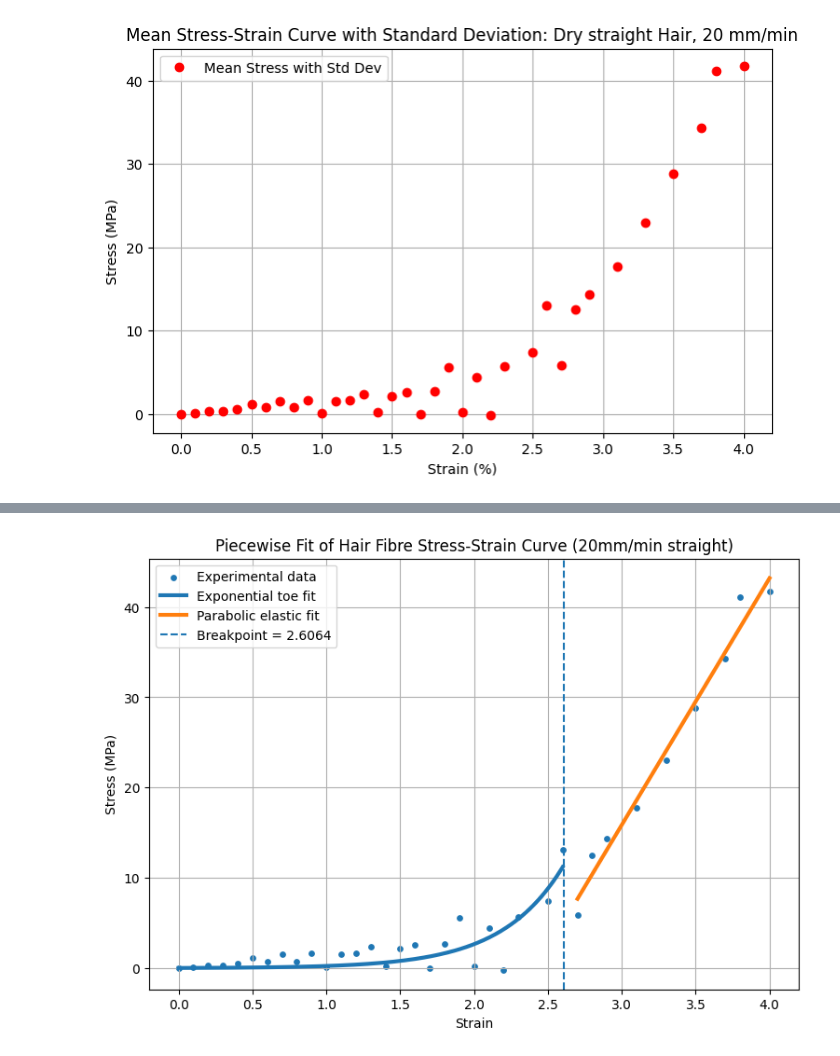
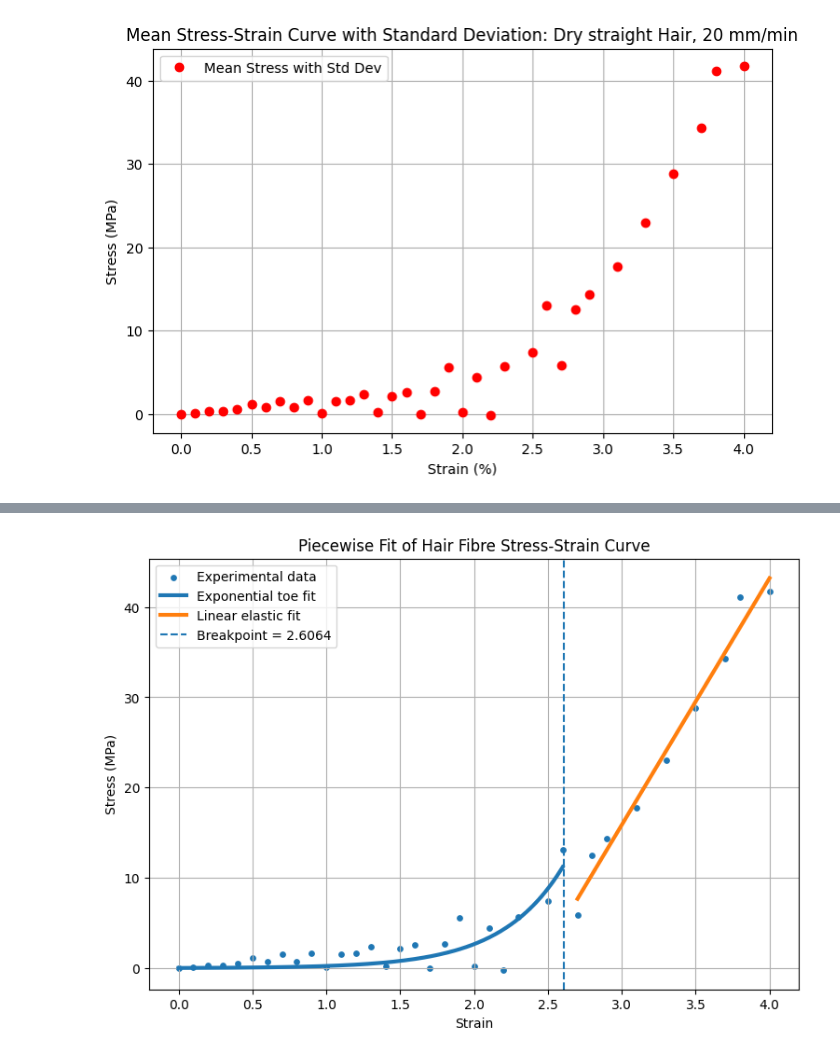
Before and after one commit to ifplutoknew/Python, a Jupyter notebook: Hair research data/Dry straight hair_200mm.ipynb, the cells around one changed output, grey strips where cells are left out. Cells and saved outputs as stored; diff of their text form; code cells hidden in the pictures.

```diff
--- a/Hair research data/Dry straight hair_200mm.ipynb
+++ b/Hair research data/Dry straight hair_200mm.ipynb
@@ -380,11 +366,10 @@ toe_y = exponential(
 )
 
 
-# Parabolic fit
+# Linear fit
 
-a = best_result["a"]
-b = best_result["b"]
-c = best_result["c"]
+E = best_result["E"]
+C = best_result["C"]
 
 elastic_x = np.linspace(
     elastic_strain.min(),
@@ -392,7 +377,7 @@ elastic_x = np.linspace(
     200
 )
 
-elastic_y = a * elastic_x**2 + b * elastic_x + c
+elastic_y = E * elastic_x + C
 
 
 # Plot
@@ -406,34 +391,34 @@ plt.scatter(
     label="Experimental data"
 )
 
 plt.plot(
     toe_x,
     toe_y,
     linewidth=3,
     label="Exponential toe fit"
 )
 
 plt.plot(
     elastic_x,
     elastic_y,
     linewidth=3,
-    label="Parabolic elastic fit"
+    label="Linear elastic fit"
 )
 
 plt.axvline(
     best_breakpoint,
     linestyle="--",
     label=f"Breakpoint = {best_breakpoint:.4f}"
 )
 
 plt.xlabel("Strain")
 plt.ylabel("Stress (MPa)")
-plt.title("Piecewise Fit of Hair Fibre Stress-Strain Curve (20mm/min straight)")
+plt.title("Piecewise Fit of Hair Fibre Stress-Strain Curve")
 
 plt.legend()
 plt.grid(True)
 
 plt.show()
 # %% [output]
-[figure, old version]
+[figure, new version]
 # %%
```
Also changed, not shown: parts of 3 cells of this notebook, 2 other files.
